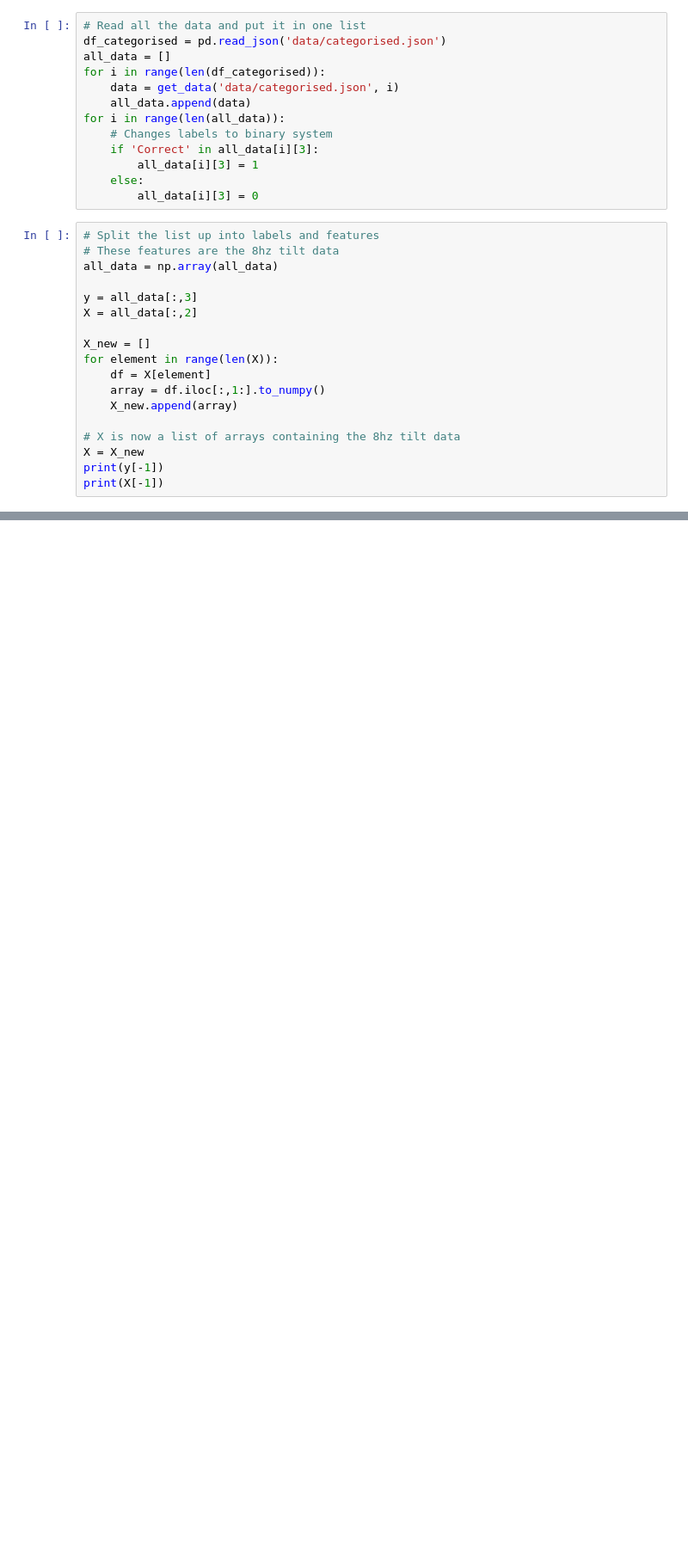
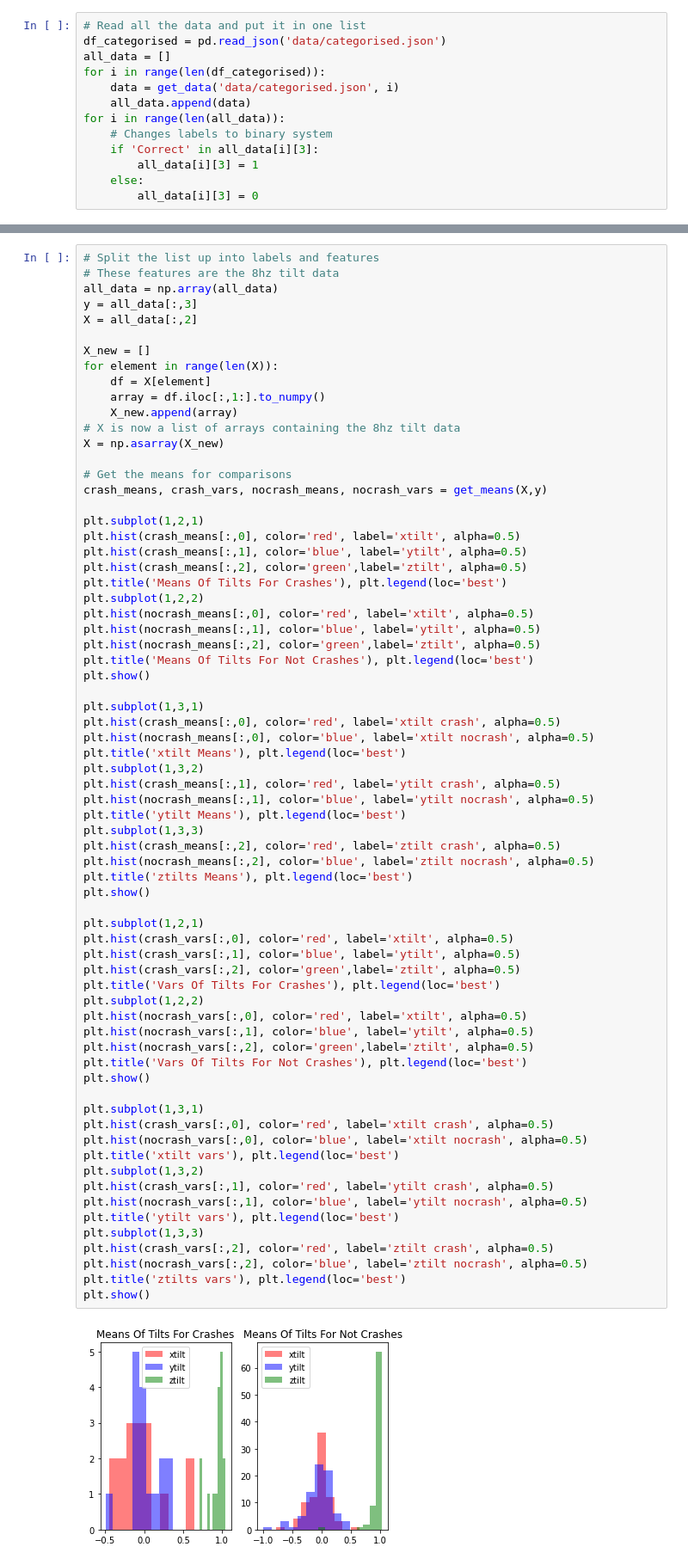
Before and after one commit to cwhite098/MDM3_Project1_Quartix, a Jupyter notebook: visualise.ipynb, the cells around one changed output, grey strips where cells are left out. Shown at 86% size. Saved outputs shown, nothing was run; the diff lists cells and outputs as text; blank space fills up the shorter version.

```diff
--- a/visualise.ipynb
+++ b/visualise.ipynb
@@ -129,21 +129,3 @@ for i in range(len(all_data)):
         all_data[i][3] = 1
     else:
         all_data[i][3] = 0
-# %%
-# Split the list up into labels and features
-# These features are the 8hz tilt data
-all_data = np.array(all_data)
-
-y = all_data[:,3]
-X = all_data[:,2]
-
-X_new = []
-for element in range(len(X)):
-    df = X[element]
-    array = df.iloc[:,1:].to_numpy()
-    X_new.append(array)
-
-# X is now a list of arrays containing the 8hz tilt data
-X = X_new
-print(y[-1])
-print(X[-1])
@@ -167,0 +177,71 @@ print(X[-1])
+# %%
+# Split the list up into labels and features
+# These features are the 8hz tilt data
+all_data = np.array(all_data)
+y = all_data[:,3]
+X = all_data[:,2]
+
+X_new = []
+for element in range(len(X)):
+    df = X[element]
+    array = df.iloc[:,1:].to_numpy()
+    X_new.append(array)
+# X is now a list of arrays containing the 8hz tilt data
+X = np.asarray(X_new)
+
+# Get the means for comparisons
+crash_means, crash_vars, nocrash_means, nocrash_vars = get_means(X,y)
+
+plt.subplot(1,2,1)
+plt.hist(crash_means[:,0], color='red', label='xtilt', alpha=0.5)
+plt.hist(crash_means[:,1], color='blue', label='ytilt', alpha=0.5)
+plt.hist(crash_means[:,2], color='green',label='ztilt', alpha=0.5)
+plt.title('Means Of Tilts For Crashes'), plt.legend(loc='best')
+plt.subplot(1,2,2)
+plt.hist(nocrash_means[:,0], color='red', label='xtilt', alpha=0.5)
+plt.hist(nocrash_means[:,1], color='blue', label='ytilt', alpha=0.5)
+plt.hist(nocrash_means[:,2], color='green',label='ztilt', alpha=0.5)
+plt.title('Means Of Tilts For Not Crashes'), plt.legend(loc='best')
+plt.show()
+
+plt.subplot(1,3,1)
+plt.hist(crash_means[:,0], color='red', label='xtilt crash', alpha=0.5)
+plt.hist(nocrash_means[:,0], color='blue', label='xtilt nocrash', alpha=0.5)
+plt.title('xtilt Means'), plt.legend(loc='best')
+plt.subplot(1,3,2)
+plt.hist(crash_means[:,1], color='red', label='ytilt crash', alpha=0.5)
+plt.hist(nocrash_means[:,1], color='blue', label='ytilt nocrash', alpha=0.5)
+plt.title('ytilt Means'), plt.legend(loc='best')
+plt.subplot(1,3,3)
+plt.hist(crash_means[:,2], color='red', label='ztilt crash', alpha=0.5)
+plt.hist(nocrash_means[:,2], color='blue', label='ztilt nocrash', alpha=0.5)
+plt.title('ztilts Means'), plt.legend(loc='best')
+plt.show()
+
+plt.subplot(1,2,1)
+plt.hist(crash_vars[:,0], color='red', label='xtilt', alpha=0.5)
+plt.hist(crash_vars[:,1], color='blue', label='ytilt', alpha=0.5)
+plt.hist(crash_vars[:,2], color='green',label='ztilt', alpha=0.5)
+plt.title('Vars Of Tilts For Crashes'), plt.legend(loc='best')
+plt.subplot(1,2,2)
+plt.hist(nocrash_vars[:,0], color='red', label='xtilt', alpha=0.5)
+plt.hist(nocrash_vars[:,1], color='blue', label='ytilt', alpha=0.5)
+plt.hist(nocrash_vars[:,2], color='green',label='ztilt', alpha=0.5)
+plt.title('Vars Of Tilts For Not Crashes'), plt.legend(loc='best')
+plt.show()
+
+plt.subplot(1,3,1)
+plt.hist(crash_vars[:,0], color='red', label='xtilt crash', alpha=0.5)
+plt.hist(nocrash_vars[:,0], color='blue', label='xtilt nocrash', alpha=0.5)
+plt.title('xtilt vars'), plt.legend(loc='best')
+plt.subplot(1,3,2)
+plt.hist(crash_vars[:,1], color='red', label='ytilt crash', alpha=0.5)
+plt.hist(nocrash_vars[:,1], color='blue', label='ytilt nocrash', alpha=0.5)
+plt.title('ytilt vars'), plt.legend(loc='best')
+plt.subplot(1,3,3)
+plt.hist(crash_vars[:,2], color='red', label='ztilt crash', alpha=0.5)
+plt.hist(nocrash_vars[:,2], color='blue', label='ztilt nocrash', alpha=0.5)
+plt.title('ztilts vars'), plt.legend(loc='best')
+plt.show()
+# %% [output]
+[figure, added]
```
Also changed, not shown: parts of 4 cells of this notebook.
